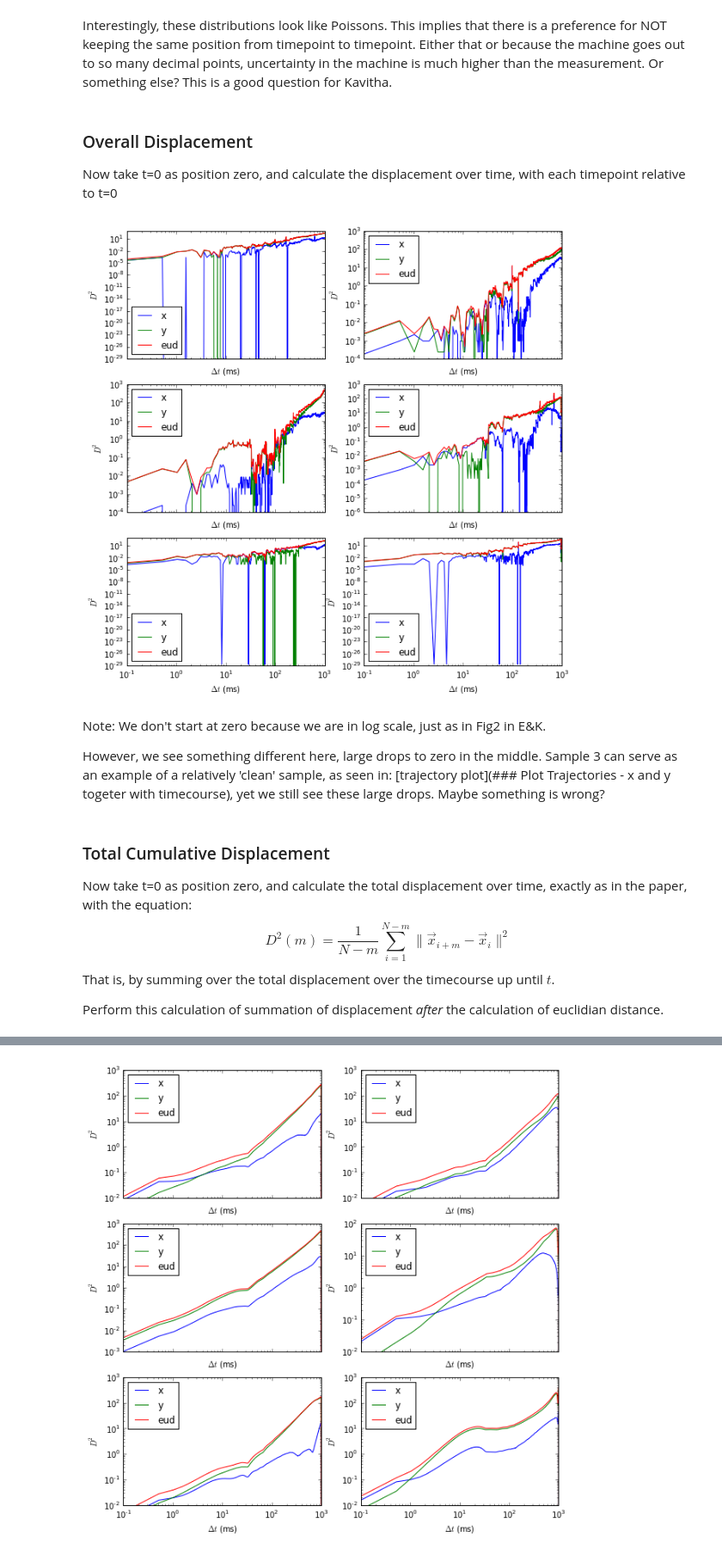
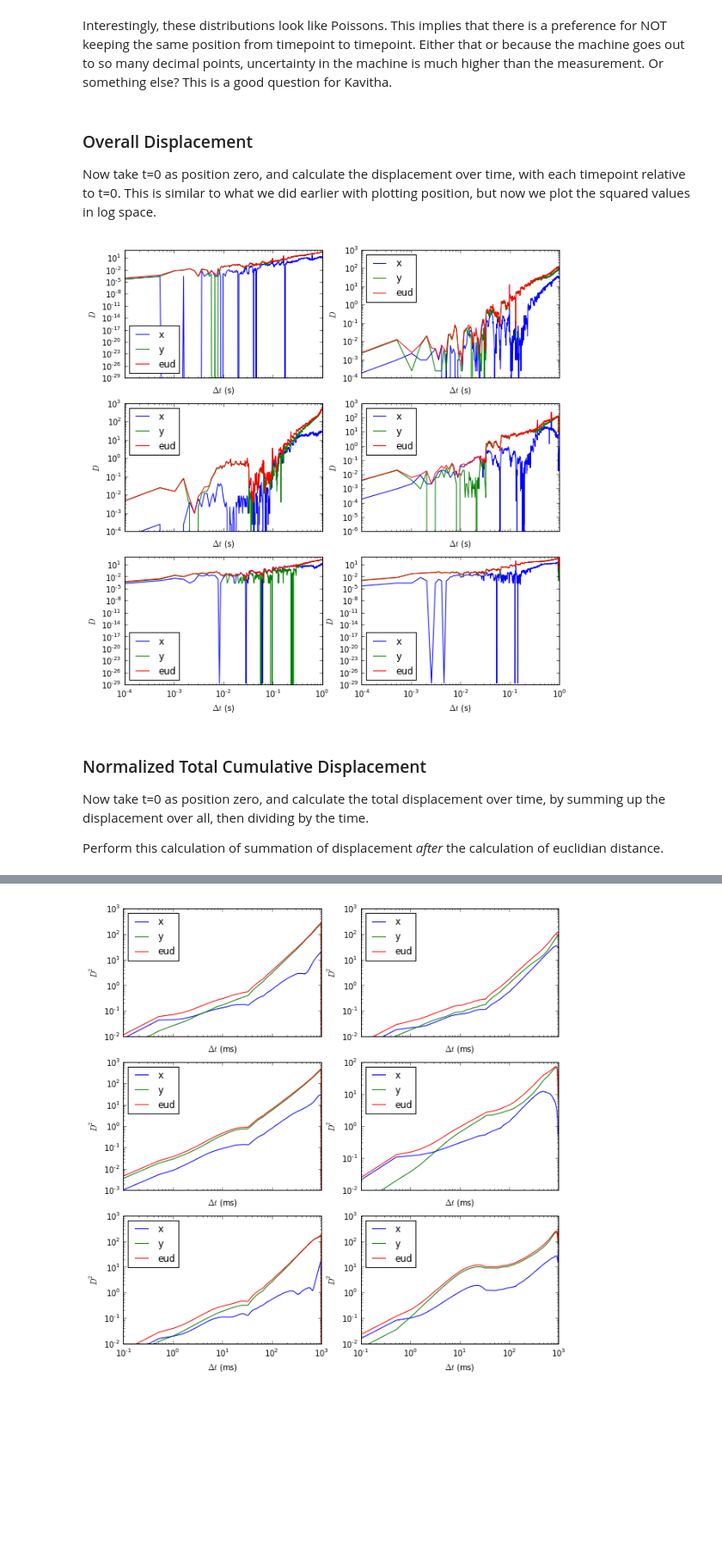
Before and after one commit to vdutell/eyemovement, a Jupyter notebook: Eye Movement Modeling.ipynb, the cells around one changed output, grey strips where cells are left out. Shown at 86% size. Saved outputs shown, nothing was run; the diff lists cells and outputs as text; code cells hidden in the pictures; blank space fills up the shorter version.

```diff
--- a/Eye Movement Modeling.ipynb
+++ b/Eye Movement Modeling.ipynb
@@ -156,6 +164,8 @@ for i, pl in enumerate(ax.flatten()):
     trial = trials[i]
     pl.plot(trial.time, trial.x, label = 'x')
     pl.plot(trial.time, trial.y, label = 'y')
+    pl.plot(trial.time, (trial.x**2 + trial.y**2)**.5, label = 'eud')
+
     pl.set_xlabel('time (s)')
     pl.set_ylabel('x (arcmin)')
     pl.legend(loc = 0)
@@ -504,20 +548,16 @@ for i, pl in enumerate(ax.flatten()):
     trial = trials[i]
 
     ##the displacement is t+1 - t
-    xt1 = trial.x[:len(trial.x)-1]
+    ##x
+    xt1 = trial.x[:-1]
     xt2 = trial.x[1:]
-    #xd = xt2-xt1 ##THIS IS WRONG!!!
-    xd = [xt2_i - xt1_i for xt2_i, xt1_i in zip(xt2, xt1)]
-
-    yt1 = trial.y[:len(trial.y)-1]
+    xd = xt2-xt1
+    ##y
+    yt1 = trial.y[:-1]
     yt2 = trial.y[1:]
-    #yd = yt2-yt1 ##THIS IS WRONG!!!
-    yd = [yt2_i - yt1_i for yt2_i, yt1_i in zip(yt2, yt1)]
-
-    xd2 = [i**2 for i in xd]
-    yd2 = [i**2 for i in yd]
-    eud = [sum(i) for i in zip(xd2, yd2)]
-    eud = [i**.5 for i in eud]
+    yd = yt2-yt1
+    ##eud
+    eud = (xd**2 + yd**2)**.5
 
     pl.hist(eud, 1000, label = 'eud')
     pl.set_xlim((0,.4))
@@ -536,49 +576,42 @@ for i, pl in enumerate(ax.flatten()):
 Interestingly, these distributions look like Poissons. This implies that there is a preference for NOT keeping the same position from timepoint to timepoint. Either that or because the machine goes out to so many decimal points, uncertainty in the machine is much higher than the measurement. Or something else? This is a good question for Kavitha.
 # %% [markdown]
 ### Overall Displacement
-Now take t=0 as position zero, and calculate the displacement over time, with each timepoint relative to t=0
+Now take t=0 as position zero, and calculate the displacement over time, with each timepoint relative to t=0. This is similar to what we did earlier with plotting position, but now we plot the squared values in log space.
 # %%
 fig, ax = plt.subplots(nrow, ncol, figsize=(10,10), sharex = True )
 
 ##calc number of rows for ncols
 ncol = 2
 nrow = int(math.ceil(len(trials) / ncol))
 
 for i, pl in enumerate(ax.flatten()):
 
     trial = trials[i]
 
     ##our values for trial.x are already relative to t=0.
-    ##calculate euclidian dist = sqrt((x2-x1)^2 + (y2-y1)^2)
-    xd2 = [i**2 for i in trial.x]
-    yd2 = [i**2 for i in trial.y]
-    eud = [sum(i) for i in zip(xd2, yd2)]
-    eud = [i**.5 for i in eud]
-    ##calcualte distance squared.
-    eud2 = [i**2 for i in eud]
+    xd2 = trial.x**2
+    yd2 = trial.y**2
+    eud = (xd2 + yd2)**.5
+    eud2 = eud**2
 
-    pl.plot(trial.time*1000, xd2, label= 'x')
-    pl.plot(trial.time*1000, yd2, label= 'y')
-    pl.plot(trial.time*1000, eud2, label= 'eud')
+    pl.plot(trial.time, xd2, label= 'x')
+    pl.plot(trial.time, yd2, label= 'y')
+    pl.plot(trial.time, eud2, label= 'eud')
 
     pl.set_xscale('log')
     pl.set_yscale('log')
 
-    pl.set_xlabel('$\Delta t$ (ms)')
-    pl.set_ylabel('$D^2$')
+    pl.set_xlabel('$\Delta t$ (s)')
+    pl.set_ylabel('$D$')
 
     pl.legend(loc = 0)
 
 #fig.subplots_adjust(hspace=0)
 #plt.setp([a.get_xticklabels() for a in fig.axes[:-2]], visible=False)
 # %% [output]
-[figure, old version]
+[figure, new version]
-# %% [markdown]
-Note: We don't start at zero because we are in log scale, just as in Fig2 in E&K.
-
-However, we see something different here, large drops to zero in the middle. Sample 3 can serve as an example of a relatively 'clean' sample, as seen in: [trajectory plot](### Plot Trajectories - x and y togeter with timecourse), yet we still see these large drops. Maybe something is wrong?
 # %% [markdown]
-### Total Cumulative Displacement
-Now take t=0 as position zero, and calculate the total displacement over time, exactly as in the paper, with the equation: $$ D^2 (m) = \frac{1}{N-m}\sum_{i=1}^{N-m}\|{\vec{x}_{i+m} - \vec{x}_i}\|^2$$ That is, by summing over the total displacement over the timecourse up until $t$.
+### Normalized Total Cumulative Displacement
+Now take t=0 as position zero, and calculate the total displacement over time, by summing up the displacement over all, then dividing by the time.
 
 Perform this calculation of summation of displacement *after* the calculation of euclidian distance.
```
Also changed, not shown: parts of 28 cells of this notebook.
